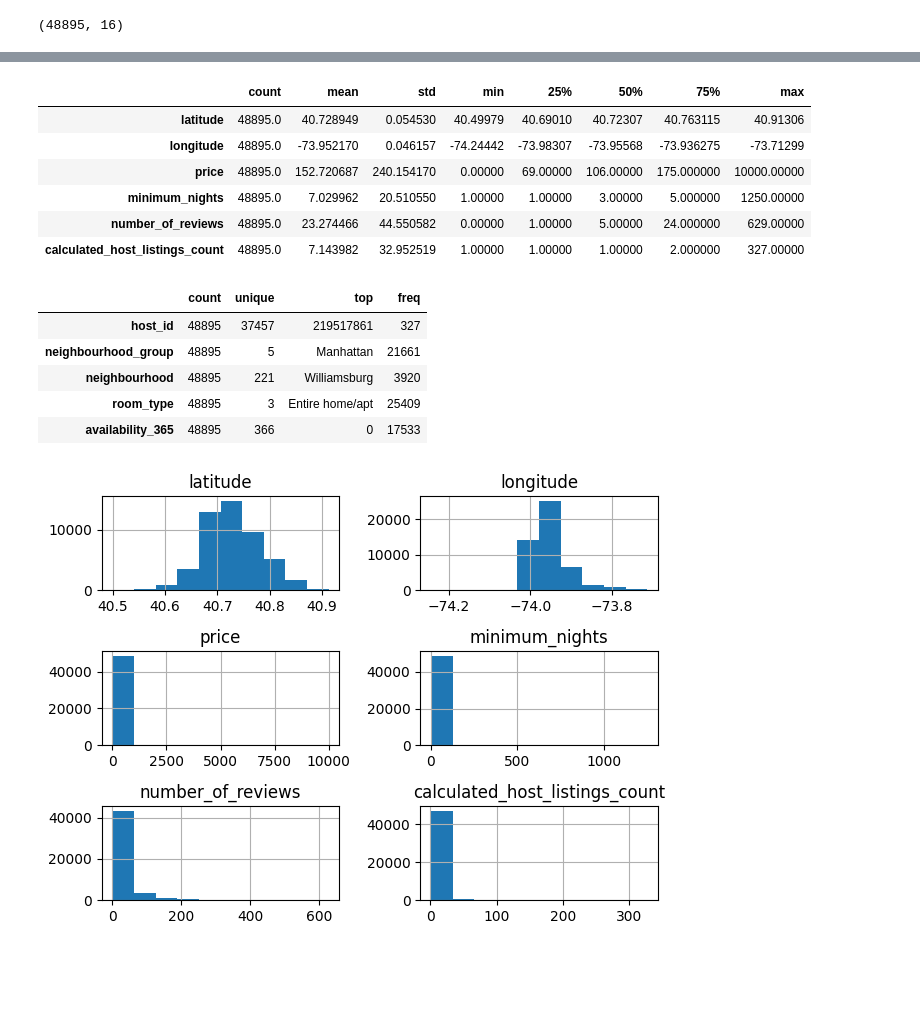
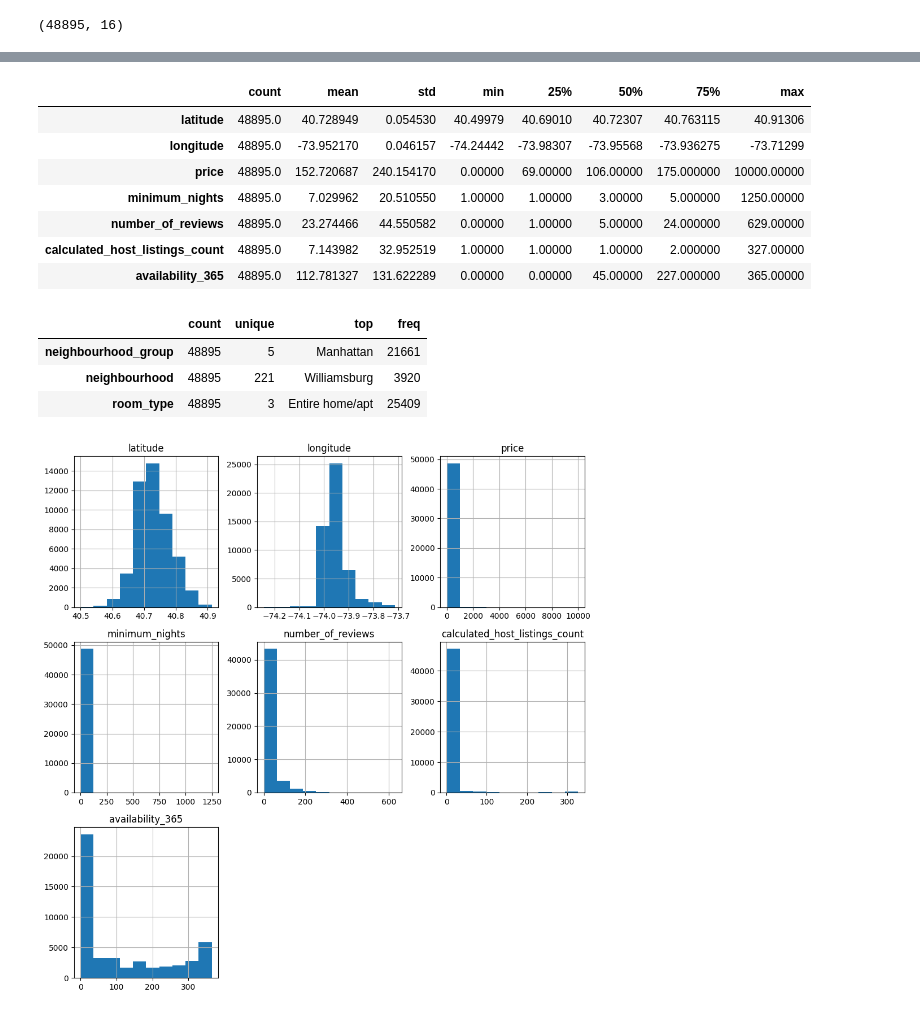
Before and after one commit to jessmiramontes/tareas, a Jupyter notebook: tarea_data_preprocessing.ipynb, the cells around one changed output, grey strips where cells are left out. Drawn from its saved outputs; the diff is of its cells as text; code cells hidden in the pictures; blank space fills up the shorter version.

```diff
--- a/tarea_data_preprocessing.ipynb
+++ b/tarea_data_preprocessing.ipynb
@@ -54,6 +55,6 @@ df_raw.shape
 # %%
 # Eliminar datos que no son relevantes
 df_interim = df_raw.copy()
-df_interim.drop(["id", "name", "host_name", "last_review", "reviews_per_month"], axis = 1, inplace = True)
+df_interim.drop(["id", "host_id", "name", "host_name", "last_review", "reviews_per_month"], axis = 1, inplace = True)
 df_interim.head()
 # %% [output]
@@ -66,10 +67,8 @@ df_interim.head()
 # %%
 # Convertir las variables categóricas
-df_interim["host_id"] = pd.Categorical(df_interim["host_id"])
 df_interim["neighbourhood_group"] = pd.Categorical(df_interim["neighbourhood_group"])
 df_interim["neighbourhood"] = pd.Categorical(df_interim["neighbourhood"])
 df_interim["room_type"] = pd.Categorical(df_interim["room_type"])
-df_interim["availability_365"] = pd.Categorical(df_interim["availability_365"])
 # %%
 df = df_interim.copy()
 df.info()
@@ -102,21 +100,20 @@ df.describe(include= np.number).T
 | minimum_nights | 48895.0 | 7.029962 | 20.510550 | 1.00000 | 1.00000 | 3.00000 | 5.000000 | 1250.00000 |
 | number_of_reviews | 48895.0 | 23.274466 | 44.550582 | 0.00000 | 1.00000 | 5.00000 | 24.000000 | 629.00000 |
 | calculated_host_listings_count | 48895.0 | 7.143982 | 32.952519 | 1.00000 | 1.00000 | 1.00000 | 2.000000 | 327.00000 |
+| availability_365 | 48895.0 | 112.781327 | 131.622289 | 0.00000 | 0.00000 | 45.00000 | 227.000000 | 365.00000 |
 # %%
 df.describe(include="category").T
 # %% [output]
 |  | count | unique | top | freq |
-| host_id | 48895 | 37457 | 219517861 | 327 |
 | neighbourhood_group | 48895 | 5 | Manhattan | 21661 |
 | neighbourhood | 48895 | 221 | Williamsburg | 3920 |
 | room_type | 48895 | 3 | Entire home/apt | 25409 |
-| availability_365 | 48895 | 366 | 0 | 17533 |
 # %%
-# Análisis univariado
-df.select_dtypes(include=np.number).hist()
+# Análisis univariado variables numéricas
+df.select_dtypes(include=np.number).hist(figsize=(10,10))
 plt.tight_layout()
 plt.show()
 # %% [output]
-[figure, old version]
+[figure, new version]
 # %%
 # Análisis univariado categórico
```
Also changed, not shown: parts of 17 cells of this notebook.
